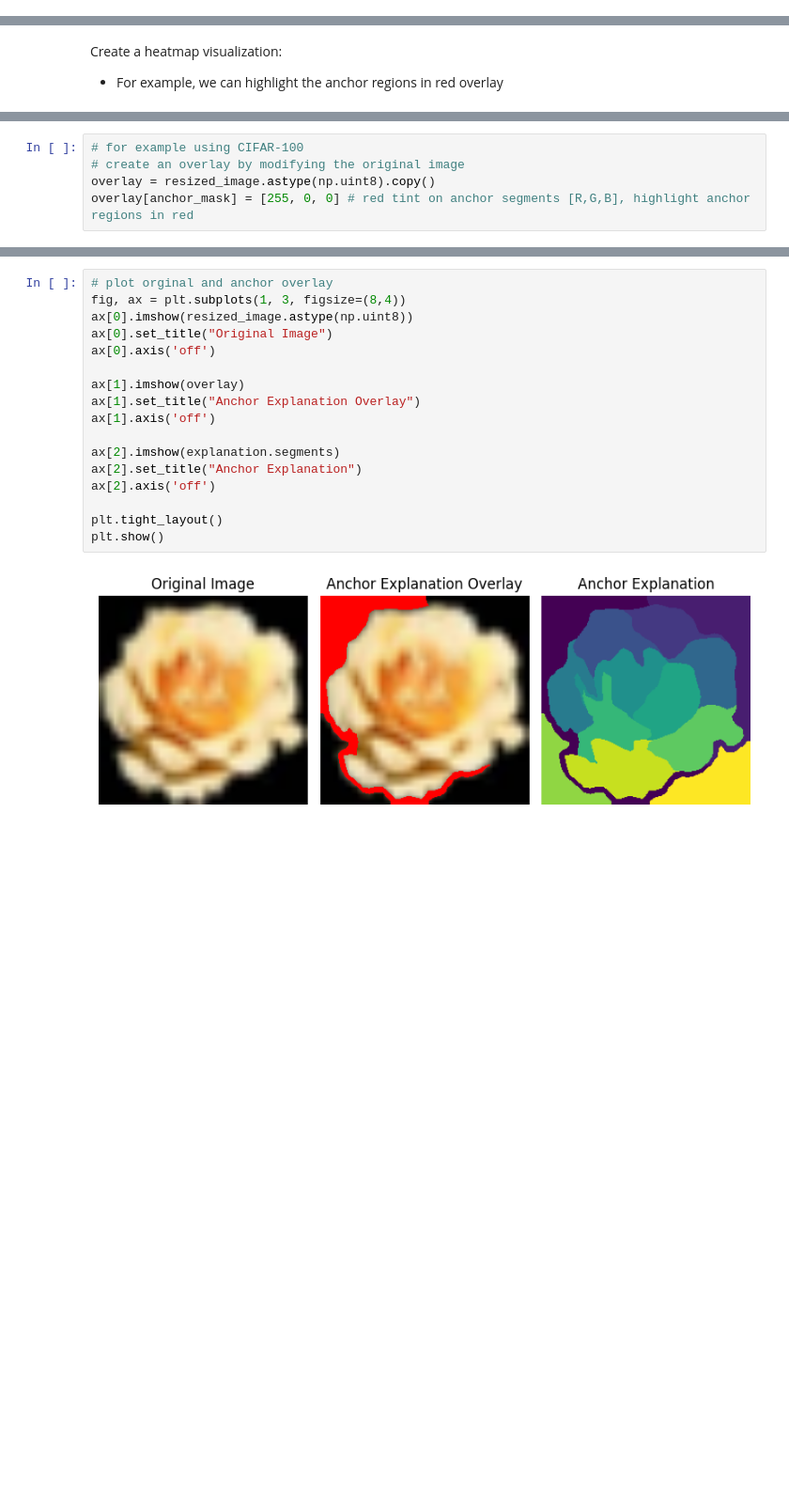
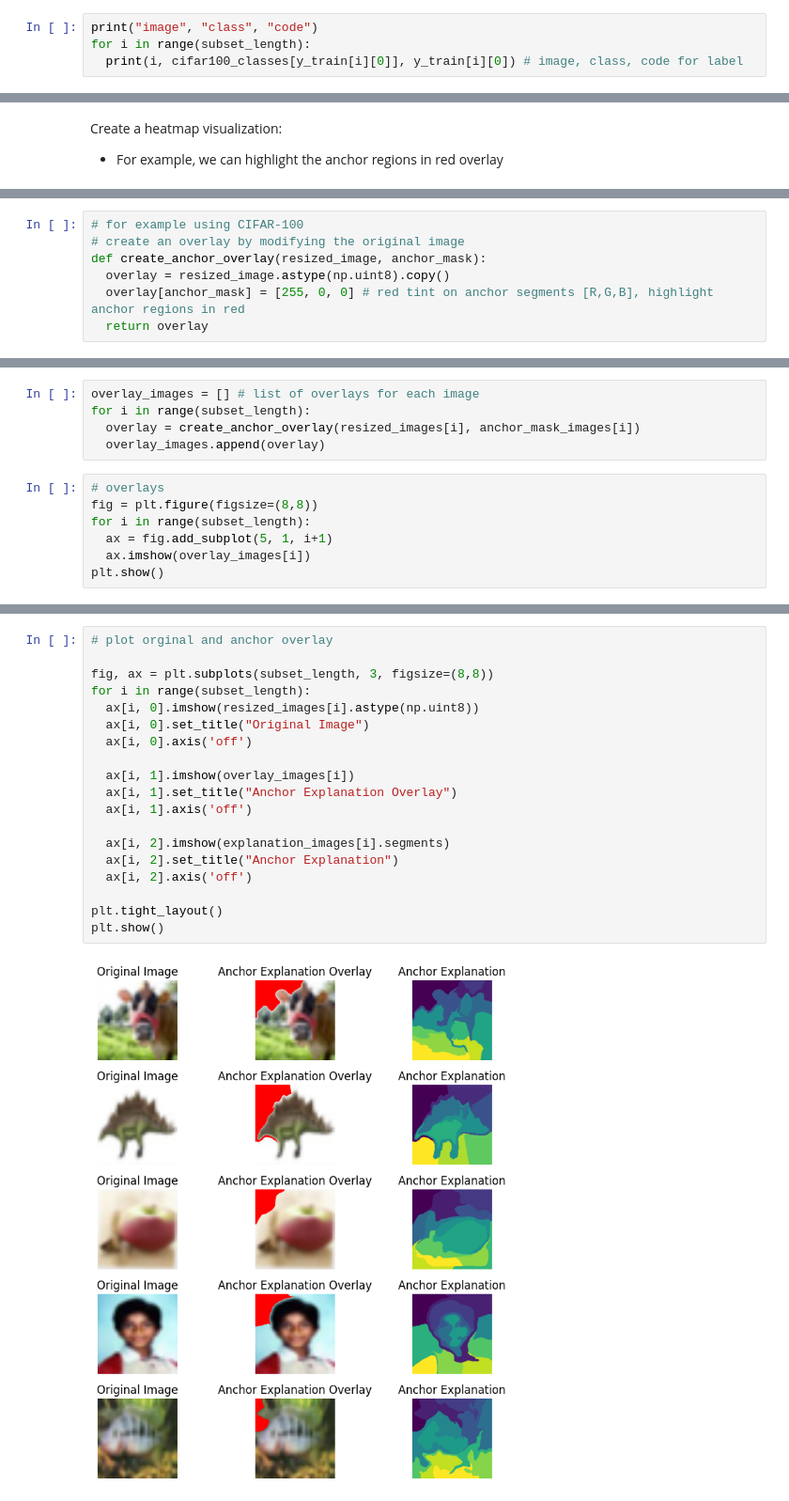
Before and after one commit to eduardhogea/Bias-Identification, a Jupyter notebook: anchors.ipynb, the cells around one changed output, grey strips where cells are left out. Shown at 94% size. Saved outputs shown, nothing was run; the diff lists cells and outputs as text; blank space fills up the shorter version.

```diff
--- a/anchors.ipynb
+++ b/anchors.ipynb
@@ -144,0 +173,4 @@ cifar100_classes[y_test[i][0]]
+# %%
+print("image", "class", "code")
+for i in range(subset_length):
+  print(i, cifar100_classes[y_train[i][0]], y_train[i][0]) # image, class, code for label
@@ -183,5 +248,7 @@ anchor_mask.shape
 # %%
 # for example using CIFAR-100
 # create an overlay by modifying the original image
-overlay = resized_image.astype(np.uint8).copy()
-overlay[anchor_mask] = [255, 0, 0] # red tint on anchor segments [R,G,B], highlight anchor regions in red
+def create_anchor_overlay(resized_image, anchor_mask):
+  overlay = resized_image.astype(np.uint8).copy()
+  overlay[anchor_mask] = [255, 0, 0] # red tint on anchor segments [R,G,B], highlight anchor regions in red
+  return overlay
@@ -192,0 +255,12 @@ plt.imshow(overlay)
+# %%
+overlay_images = [] # list of overlays for each image
+for i in range(subset_length):
+  overlay = create_anchor_overlay(resized_images[i], anchor_mask_images[i])
+  overlay_images.append(overlay)
+# %%
+# overlays
+fig = plt.figure(figsize=(8,8))
+for i in range(subset_length):
+  ax = fig.add_subplot(5, 1, i+1)
+  ax.imshow(overlay_images[i])
+plt.show()
@@ -193,21 +269,23 @@ plt.imshow(overlay)
 # %%
 # plot orginal and anchor overlay
-fig, ax = plt.subplots(1, 3, figsize=(8,4))
-ax[0].imshow(resized_image.astype(np.uint8))
-ax[0].set_title("Original Image")
-ax[0].axis('off')
 
-ax[1].imshow(overlay)
-ax[1].set_title("Anchor Explanation Overlay")
-ax[1].axis('off')
+fig, ax = plt.subplots(subset_length, 3, figsize=(8,8))
+for i in range(subset_length):
+  ax[i, 0].imshow(resized_images[i].astype(np.uint8))
+  ax[i, 0].set_title("Original Image")
+  ax[i, 0].axis('off')
 
-ax[2].imshow(explanation.segments)
-ax[2].set_title("Anchor Explanation")
-ax[2].axis('off')
+  ax[i, 1].imshow(overlay_images[i])
+  ax[i, 1].set_title("Anchor Explanation Overlay")
+  ax[i, 1].axis('off')
+
+  ax[i, 2].imshow(explanation_images[i].segments)
+  ax[i, 2].set_title("Anchor Explanation")
+  ax[i, 2].axis('off')
 
 plt.tight_layout()
 plt.show()
 # %% [output]
-[figure, old version]
+[figure, new version]
 # %%
 # The 'explanation' object also provides metrics:
```
Also changed, not shown: parts of 28 cells of this notebook.
